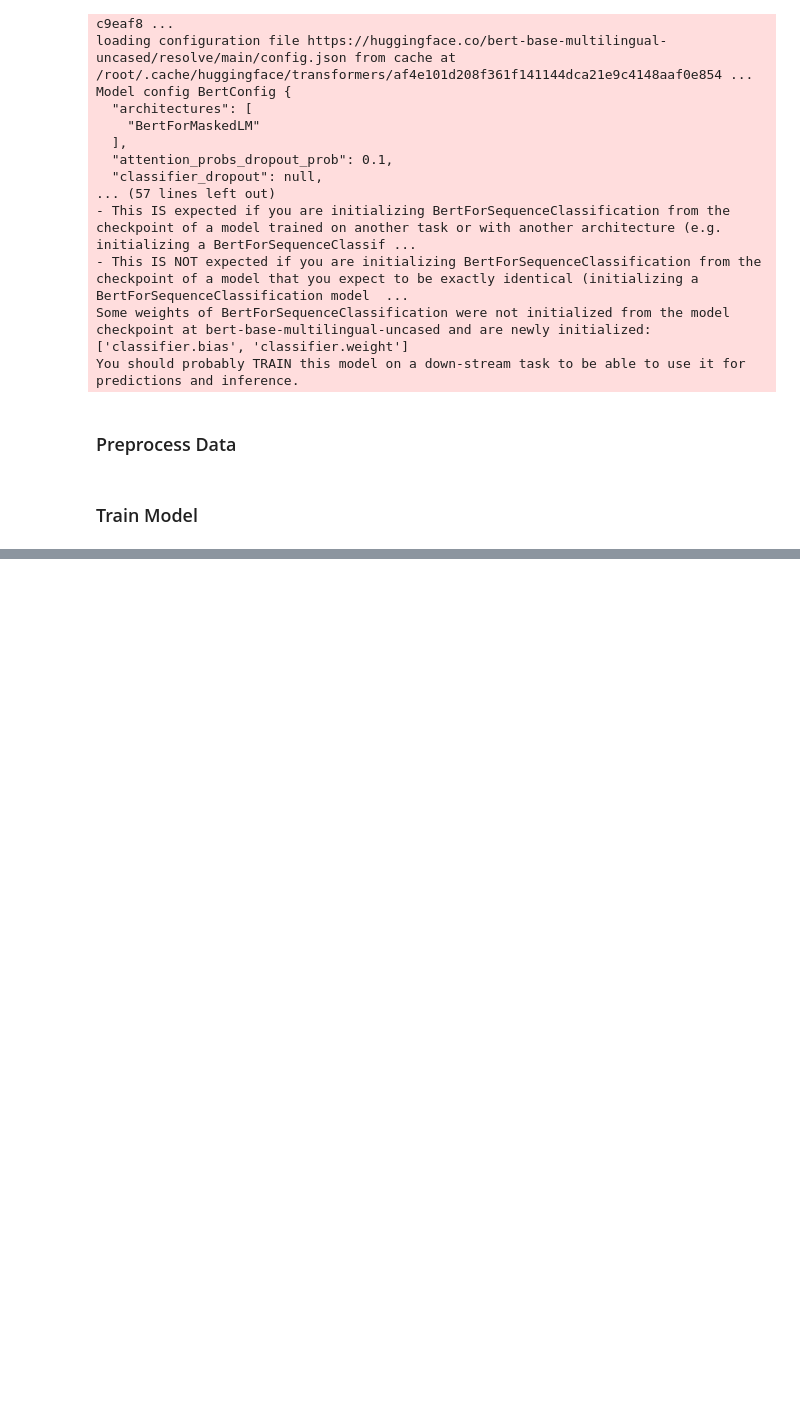
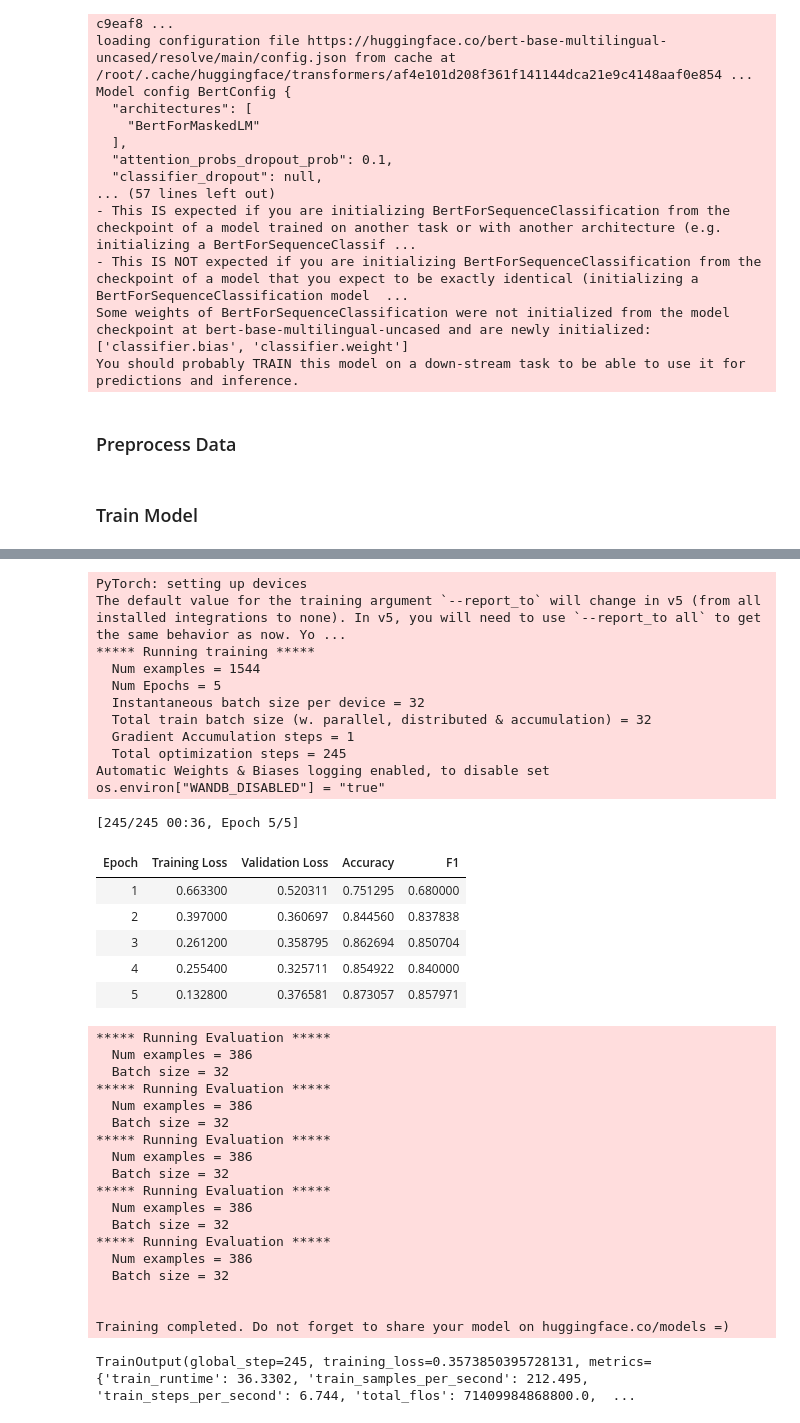
Before and after one commit to erfansobhaei/kaggleship, a Jupyter notebook: PersainPoemClassifier.ipynb, the cells around one changed output, grey strips where cells are left out. Drawn from its saved outputs; the diff is of its cells as text; code cells hidden in the pictures; blank space fills up the shorter version.

```diff
--- a/PersainPoemClassifier.ipynb
+++ b/PersainPoemClassifier.ipynb
@@ -181,0 +207,4 @@ TrainOutput(global_step=125, training_loss=0.3129637961387634, metrics={'train_r
+# %%
+model_name = "xlm-roberta-base"
+tokenizer = XLMRobertaTokenizer.from_pretrained(model_name)
+model = XLMRobertaForSequenceClassification.from_pretrained(model_name, num_labels=2)
@@ -181,0 +239,75 @@ TrainOutput(global_step=125, training_loss=0.3129637961387634, metrics={'train_r
+# %%
+class Dataset(torch.utils.data.Dataset):
+    def __init__(self, encodings, label=None):
+        self.encodings = encodings
+        self.label = label
+
+    def __getitem__(self, idx):
+        item = {key: torch.tensor(val[idx]) for key, val in self.encodings.items()}
+        if self.label:
+            item["label"] = torch.tensor(self.label[idx])
+        return item
+
+    def __len__(self):
+        return len(self.encodings["input_ids"])
+
+train_dataset = Dataset(X_train_tokenized, y_train)
+val_dataset = Dataset(X_val_tokenized, y_val)
+# %%
+args = TrainingArguments(
+    output_dir="output",
+    run_name="XLMRoBERTa Model",
+    evaluation_strategy="epoch",
+    per_device_train_batch_size=32,
+    per_device_eval_batch_size=32,
+    num_train_epochs=5,
+    logging_steps =10,
+    seed=0,
+)
+
+trainer = Trainer(
+    model=model,
+    args=args,
+    train_dataset=train_dataset,
+    eval_dataset=val_dataset,
+    compute_metrics=compute_metrics,
+)
+
+trainer.train()
+# %% [output]
+PyTorch: setting up devices
+The default value for the training argument `--report_to` will change in v5 (from all installed integrations to none). In v5, you will need to use `--report_to all` to get the same behavior as now. Yo ...
+***** Running training *****
+  Num examples = 1544
+  Num Epochs = 5
+  Instantaneous batch size per device = 32
+  Total train batch size (w. parallel, distributed & accumulation) = 32
+  Gradient Accumulation steps = 1
+  Total optimization steps = 245
+Automatic Weights & Biases logging enabled, to disable set os.environ["WANDB_DISABLED"] = "true"
+[245/245 00:36, Epoch 5/5]
+| Epoch | Training Loss | Validation Loss | Accuracy | F1 |
+| 1 | 0.663300 | 0.520311 | 0.751295 | 0.680000 |
+| 2 | 0.397000 | 0.360697 | 0.844560 | 0.837838 |
+| 3 | 0.261200 | 0.358795 | 0.862694 | 0.850704 |
+| 4 | 0.255400 | 0.325711 | 0.854922 | 0.840000 |
+| 5 | 0.132800 | 0.376581 | 0.873057 | 0.857971 |
+***** Running Evaluation *****
+  Num examples = 386
+  Batch size = 32
+***** Running Evaluation *****
+  Num examples = 386
+  Batch size = 32
+***** Running Evaluation *****
+  Num examples = 386
+  Batch size = 32
+***** Running Evaluation *****
+  Num examples = 386
+  Batch size = 32
+***** Running Evaluation *****
+  Num examples = 386
+  Batch size = 32
+
+
+Training completed. Do not forget to share your model on huggingface.co/models =)
+TrainOutput(global_step=245, training_loss=0.3573850395728131, metrics={'train_runtime': 36.3302, 'train_samples_per_second': 212.495, 'train_steps_per_second': 6.744, 'total_flos': 71409984868800.0,  ...
```
Also changed, not shown: parts of 19 cells of this notebook.
